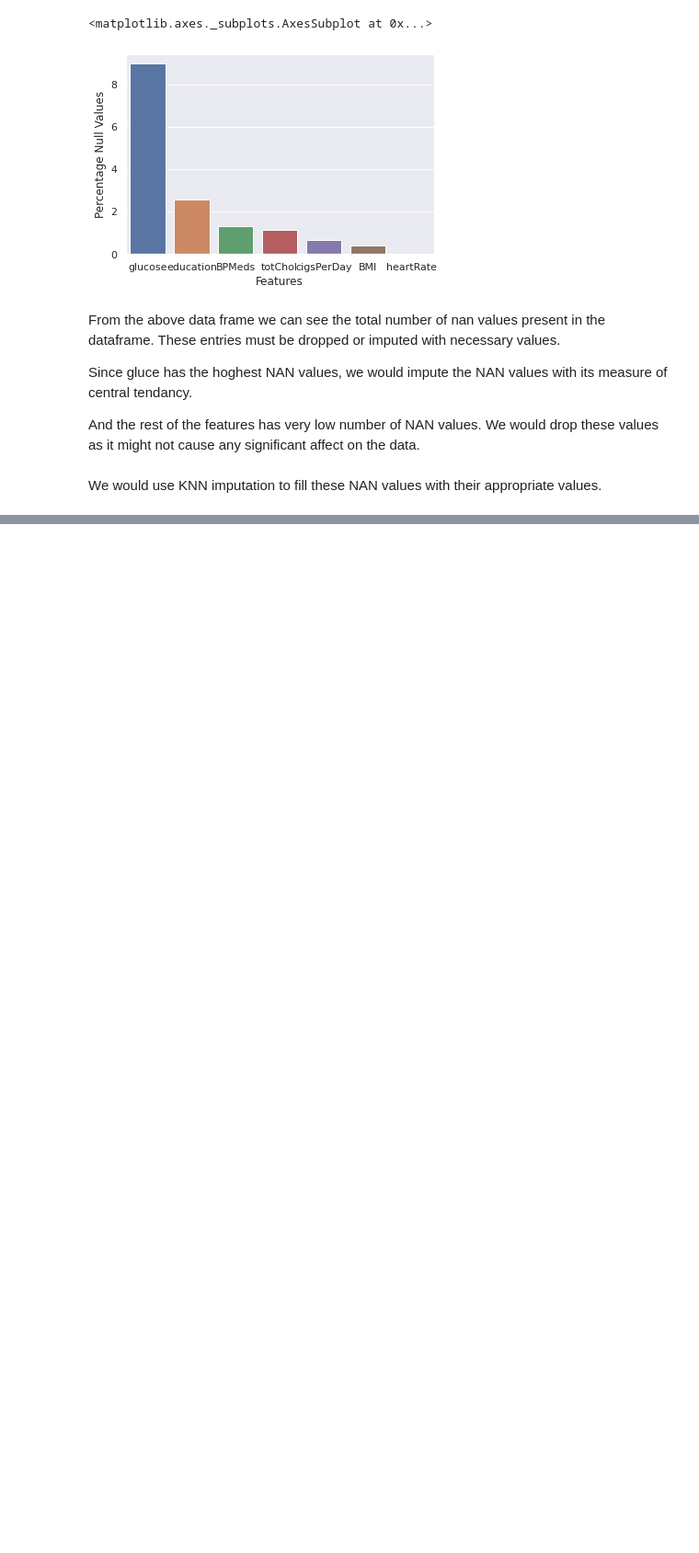
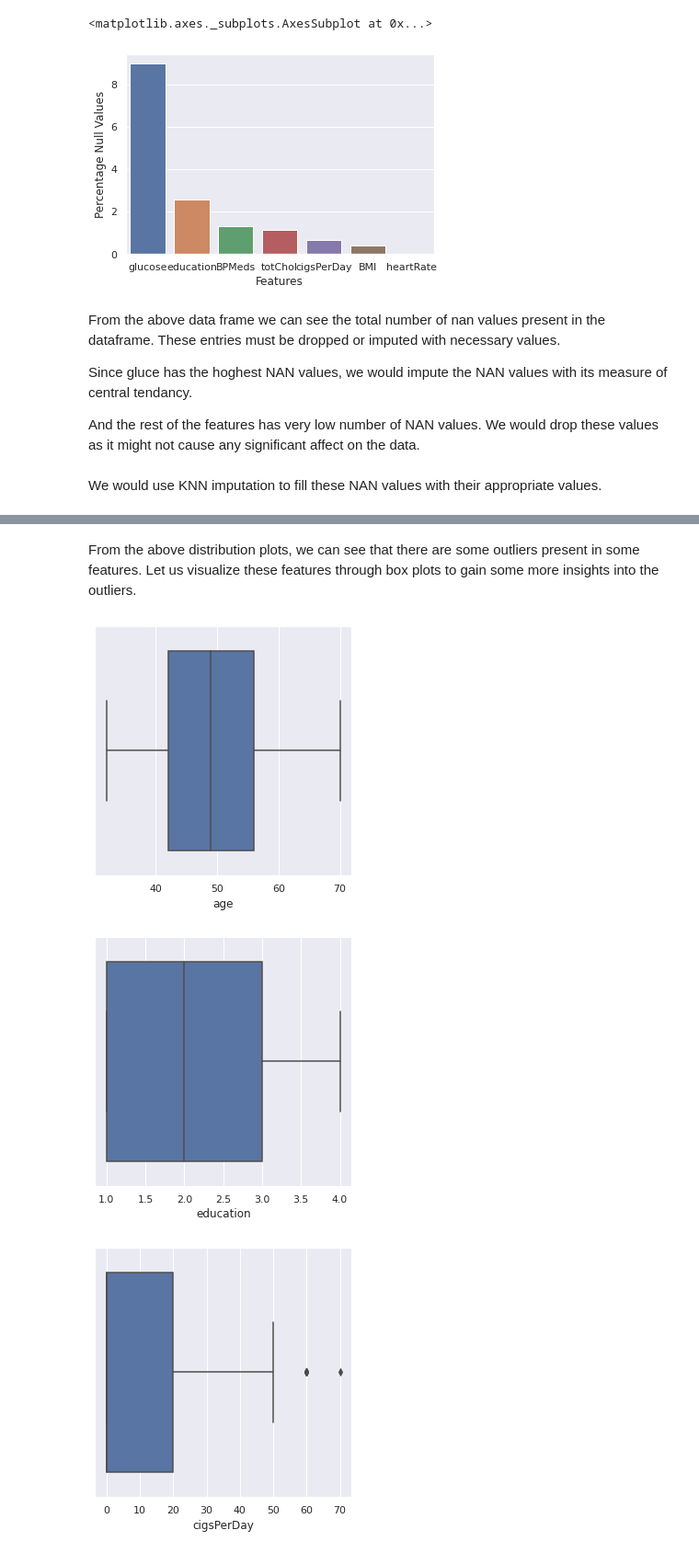
Before and after one commit to Adarsh1331999/Cardiovascular-Risk-Prediction-Classification-, a Jupyter notebook: Cardiovascular_Risk_Prediction(Classification).ipynb, the cells around one changed output, grey strips where cells are left out. Shown at 92% size. Drawn from its saved outputs; the diff is of its cells as text; code cells hidden in the pictures; blank space fills up the shorter version.

```diff
--- a/Cardiovascular_Risk_Prediction(Classification).ipynb
+++ b/Cardiovascular_Risk_Prediction(Classification).ipynb
@@ -188,0 +236,13 @@ We would use KNN imputation to fill these NAN values with their appropriate valu
+# %% [markdown]
+From the above distribution plots, we can see that there are some outliers present in some features. Let us visualize these features through box plots to gain some more insights into the outliers.
+# %%
+# outlier detection
+# Use necessary features for outlier detection
+outlier_features = df[["age","education","cigsPerDay","totChol","sysBP","diaBP","BMI","heartRate","glucose"]]
+for column in outlier_features:
+  plt.figure(figsize=(5,5))
+  sns.boxplot(outlier_features[column])
+# %% [output]
+[figure, added]
+[figure, added]
+[figure, added]
```
Also changed, not shown: parts of 14 cells of this notebook.
